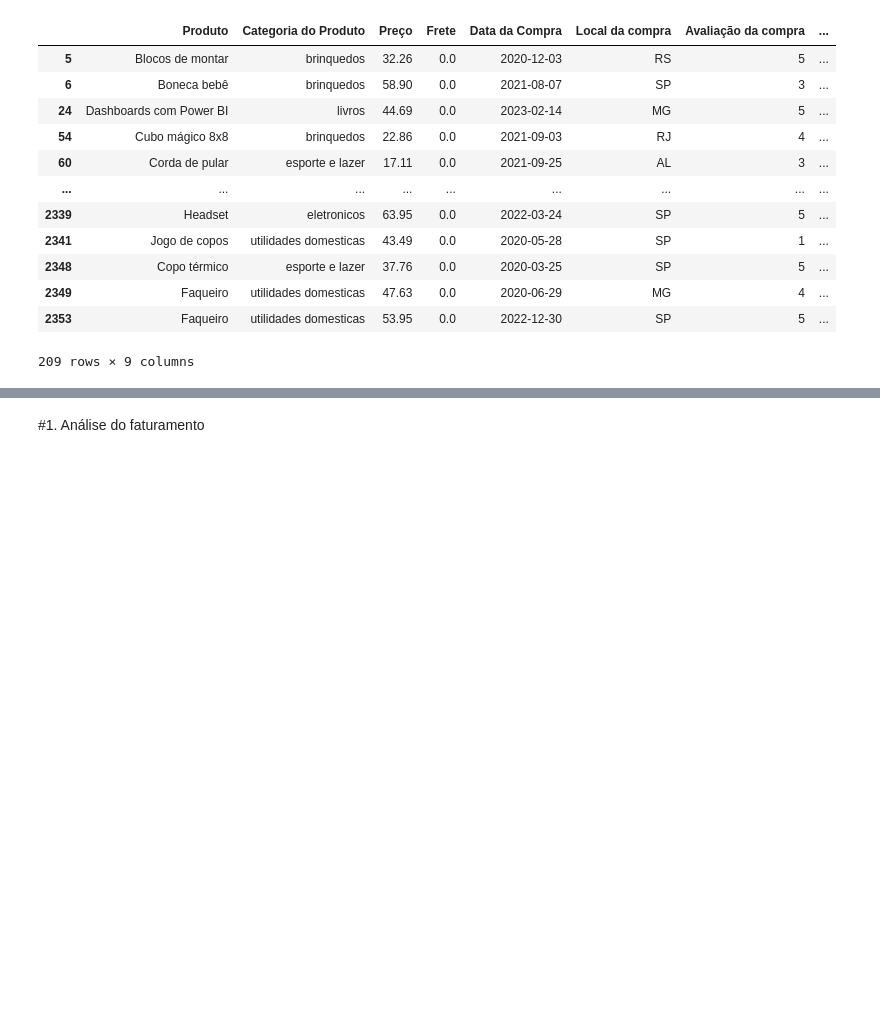
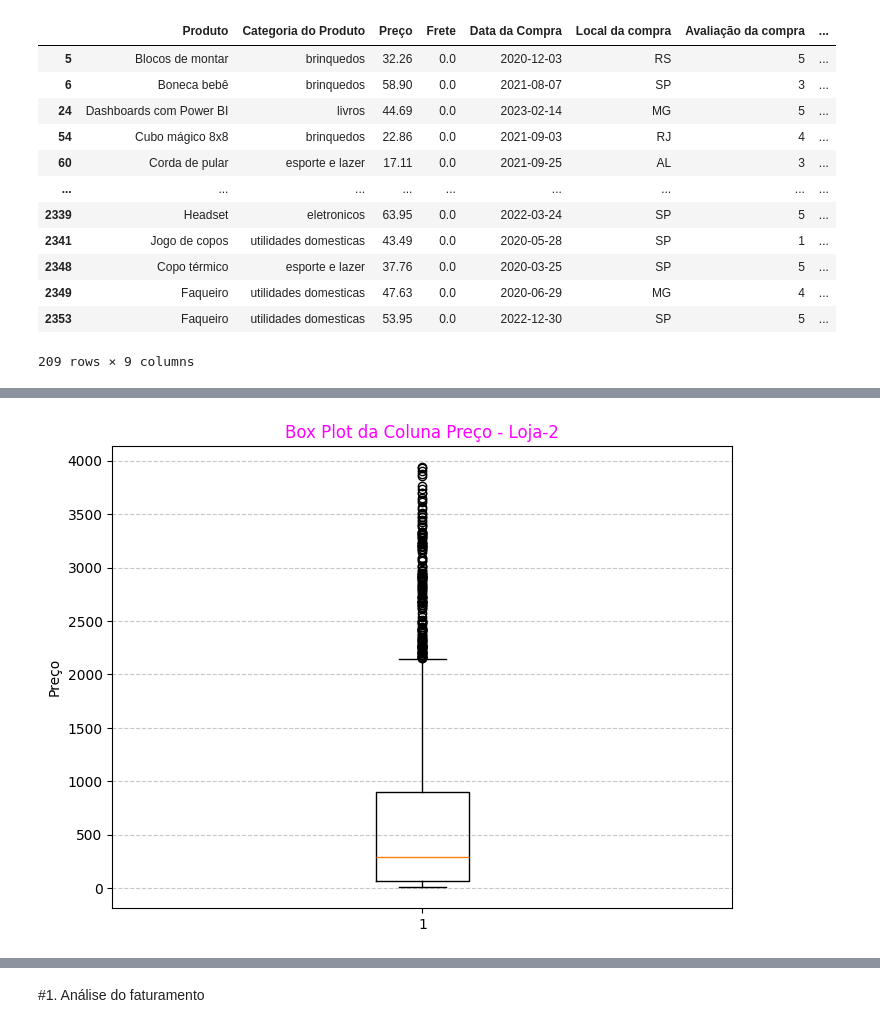
Before and after one commit to WBruni/Analise_Vendas_e_Desempenho_Loja, a Jupyter notebook: AluraStoreBrasil.ipynb, the cells around one changed output, grey strips where cells are left out. Cells and saved outputs as stored; diff of their text form; code cells hidden in the pictures; blank space fills up the shorter version.

```diff
--- a/AluraStoreBrasil.ipynb
+++ b/AluraStoreBrasil.ipynb
@@ -289,0 +301,3 @@ Essas observações sugerem que o frete zero na Loja-1 pode estar mais relaciona
+# %%
+loja2 = loja2.drop(['Vendedor', 'lat', 'lon'], axis=1) # Colunas Retiradas
+loja2.head()
@@ -289,0 +357,3 @@ Essas observações sugerem que o frete zero na Loja-1 pode estar mais relaciona
+# %%
+loja2['Data da Compra'] = pd.to_datetime(loja2['Data da Compra'], format='%d/%m/%Y')
+loja2.info()
@@ -289,0 +435,11 @@ Essas observações sugerem que o frete zero na Loja-1 pode estar mais relaciona
+# %%
+import matplotlib.pyplot as plt
+
+plt.figure(figsize=(8, 6))
+plt.boxplot(loja2['Preço'])
+plt.title('Box Plot da Coluna Preço - Loja-2', color = 'magenta')
+plt.ylabel('Preço')
+plt.grid(axis='y', linestyle='--', alpha=0.7)
+plt.show()
+# %% [output]
+[figure, added]
```
Also changed, not shown: parts of 35 cells of this notebook.
